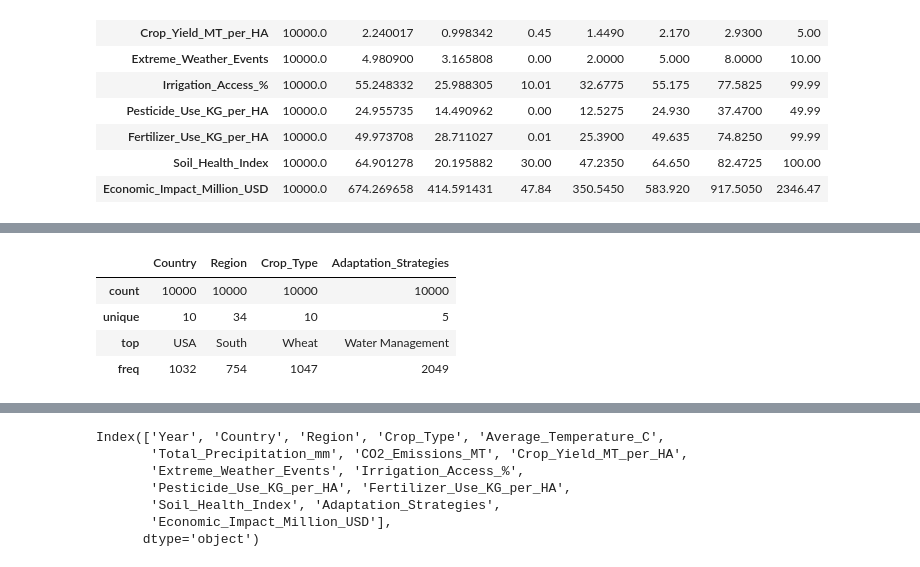
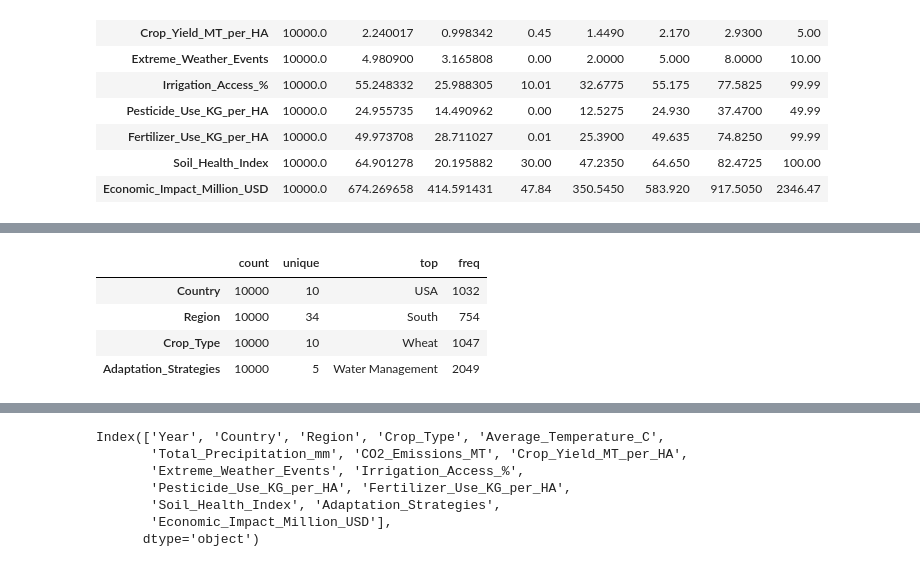
Before and after one commit to johnOliveiraLima/clima_change, a Jupyter notebook: Agro.ipynb, the cells around one changed output, grey strips where cells are left out. Saved outputs shown, nothing was run; the diff lists cells and outputs as text; code cells hidden in the pictures.

```diff
--- a/Agro.ipynb
+++ b/Agro.ipynb
@@ -147,8 +111,8 @@ fig.show()
 # %%
-df.describe(include = [object])
+df.describe(include=['object']).T
 # %% [output]
-|  | Country | Region | Crop_Type | Adaptation_Strategies |
-| count | 10000 | 10000 | 10000 | 10000 |
-| unique | 10 | 34 | 10 | 5 |
-| top | USA | South | Wheat | Water Management |
-| freq | 1032 | 754 | 1047 | 2049 |
+|  | count | unique | top | freq |
+| Country | 10000 | 10 | USA | 1032 |
+| Region | 10000 | 34 | South | 754 |
+| Crop_Type | 10000 | 10 | Wheat | 1047 |
+| Adaptation_Strategies | 10000 | 5 | Water Management | 2049 |
```
Also changed, not shown: parts of 80 cells of this notebook.
